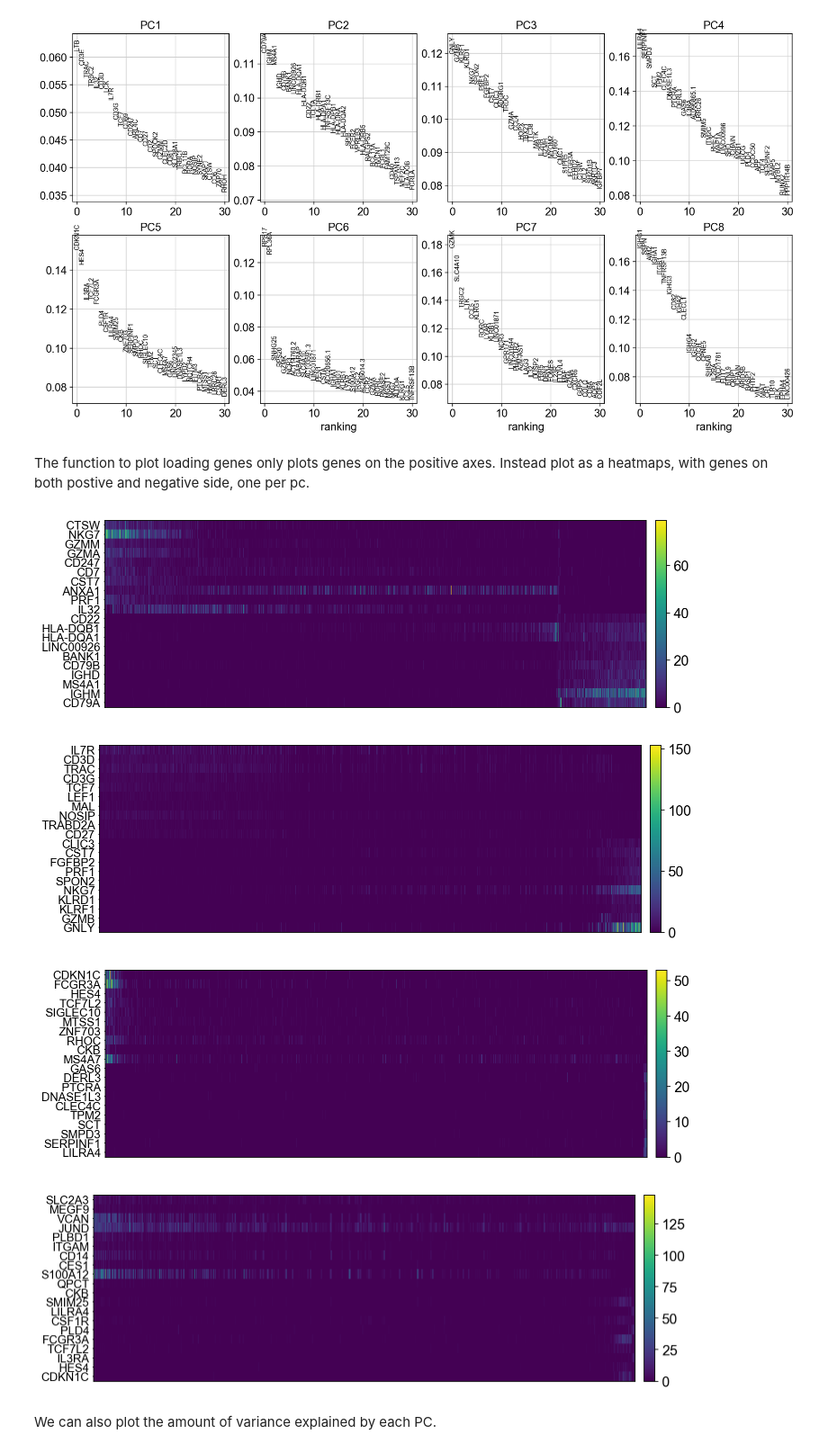
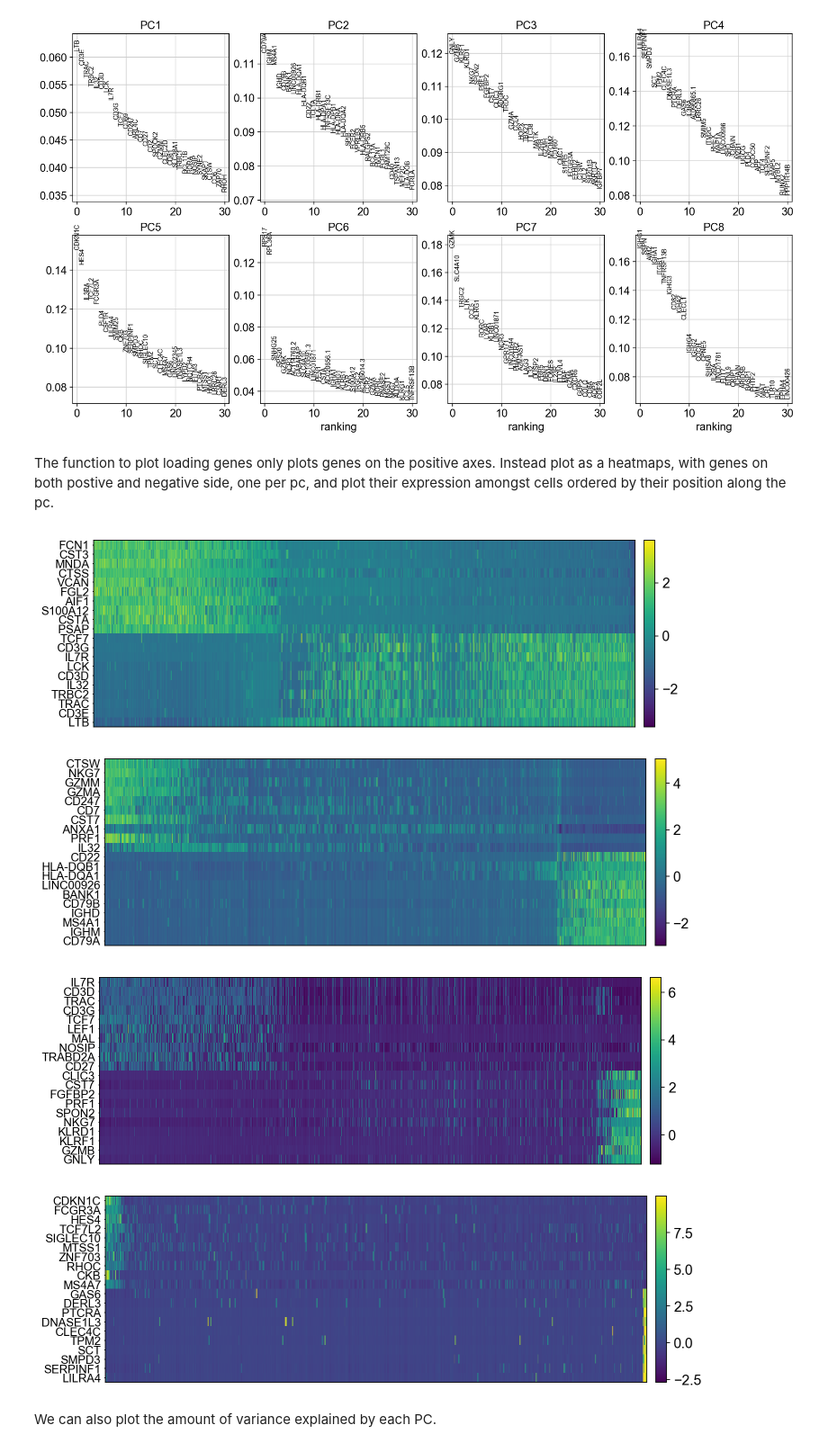
Before and after one commit to NBISweden/workshop-scRNAseq, a Jupyter notebook: labs/compiled/scanpy/scanpy_02_dim_reduction.ipynb, the cells around one changed output. Shown at 90% size. Drawn from its saved outputs; the diff is of its cells as text; code cells hidden in the pictures.

```diff
--- a/labs/compiled/scanpy/scanpy_02_dim_reduction.ipynb
+++ b/labs/compiled/scanpy/scanpy_02_dim_reduction.ipynb
@@ -110,27 +110,27 @@ sc.pl.pca_loadings(adata, components=[1,2,3,4,5,6,7,8])
 # %% [output]
 [figure]
 # %% [markdown]
-The function to plot loading genes only plots genes on the positive axes. Instead plot as a heatmaps, with genes on both postive and negative side, one per pc.
+The function to plot loading genes only plots genes on the positive axes. Instead plot as a heatmaps, with genes on both postive and negative side, one per pc, and plot their expression amongst cells ordered by their position along the pc.
 # %%
 # adata.obsm["X_pca"] is the embeddings
 # adata.uns["pca"] is pc variance
 # adata.varm['PCs'] is the loadings
 
 genes = adata.var['gene_ids']
 
 for pc in [1,2,3,4]:
-    g = adata.varm['PCs'][:,pc]
+    g = adata.varm['PCs'][:,pc-1]
     o = np.argsort(g)
     sel = np.concatenate((o[:10],o[-10:])).tolist()
-    emb = adata.obsm['X_pca'][:,pc]
+    emb = adata.obsm['X_pca'][:,pc-1]
     # order by position on that pc
     tempdata = adata[np.argsort(emb),]
-    sc.pl.heatmap(tempdata, var_names = genes[sel].index.tolist(), swap_axes = True, use_raw=True)
+    sc.pl.heatmap(tempdata, var_names = genes[sel].index.tolist(), swap_axes = True, use_raw=False)
 # %% [output]
-[figure, old version]
+[figure, new version]
-[figure, old version]
+[figure, new version]
-[figure, old version]
+[figure, new version]
-[figure, old version]
+[figure, new version]
 # %% [markdown]
 We can also plot the amount of variance explained by each PC.
 # %%
```
Also changed, not shown: parts of 23 cells of this notebook, 11 other files.
